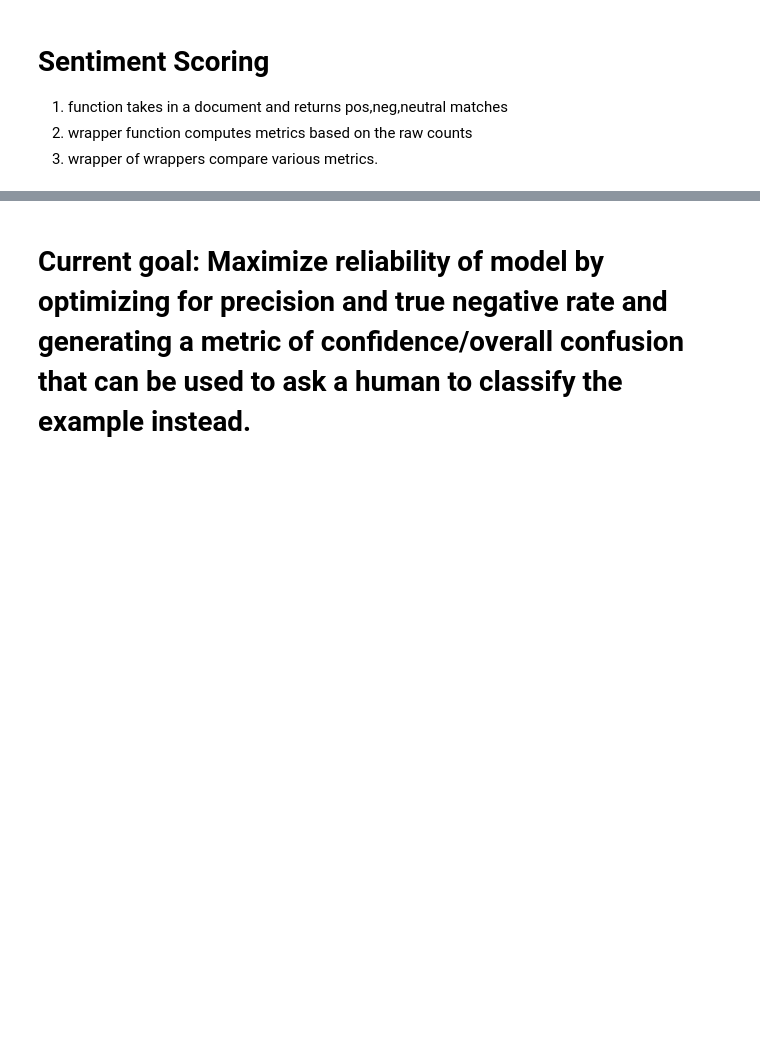
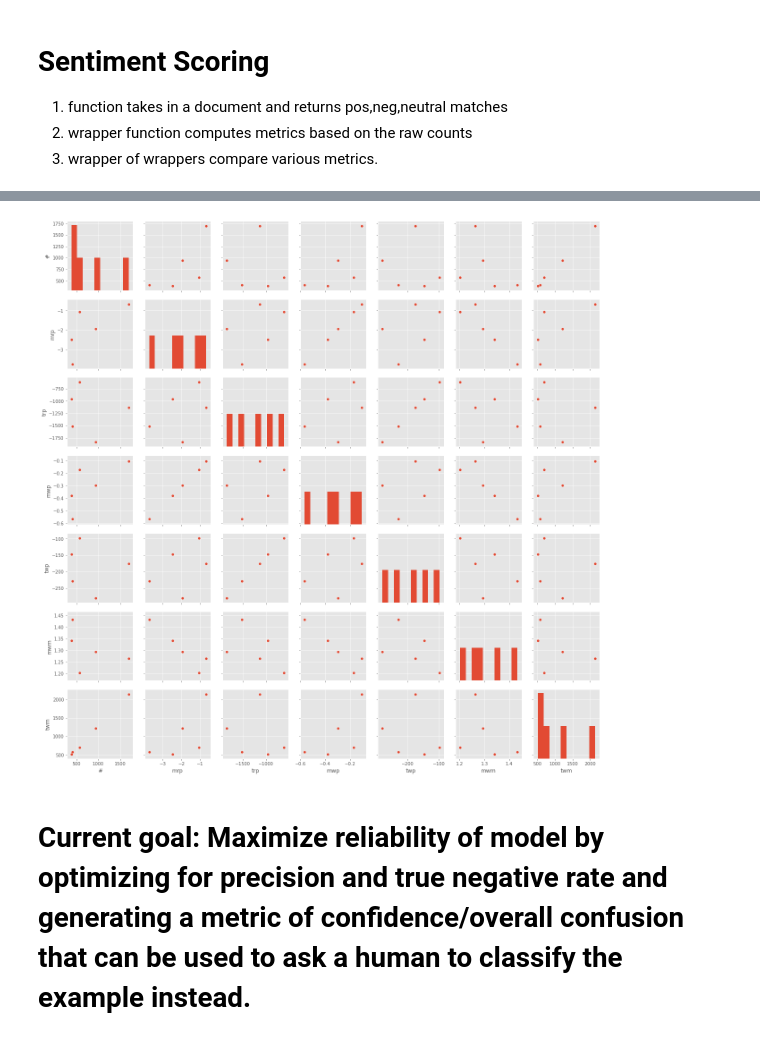
Before and after one commit to swfisher/springboard, a Jupyter notebook: complaints/workspace.ipynb, the cells around one changed output, grey strips where cells are left out. Cells and saved outputs as stored; diff of their text form; code cells hidden in the pictures; blank space fills up the shorter version.

```diff
--- a/complaints/workspace.ipynb
+++ b/complaints/workspace.ipynb
@@ -224,3 +446,15 @@ Transactions -1.72875 -0.268850  8.04375
+# %%
+'''
+In an unbalanced situation, the mean and the total tell very different stories.
+The total gets at what is important to a lot of people, but with broad topics like these we learn
+more about sentiment from the mean values.
+Ideally these would be very specific complaints with a particular cost to fix.
+'''
+
+sns.pairplot(metrics_df)
+plt.show()
+# %% [output]
+[figure, added]
 # %% [markdown]
 # Current goal: Maximize reliability of model by optimizing for precision and true negative rate and generating a metric of confidence/overall confusion that can be used to ask a human to classify the example instead.
 # %% [markdown]
```
Also changed, not shown: parts of 18 cells of this notebook.
